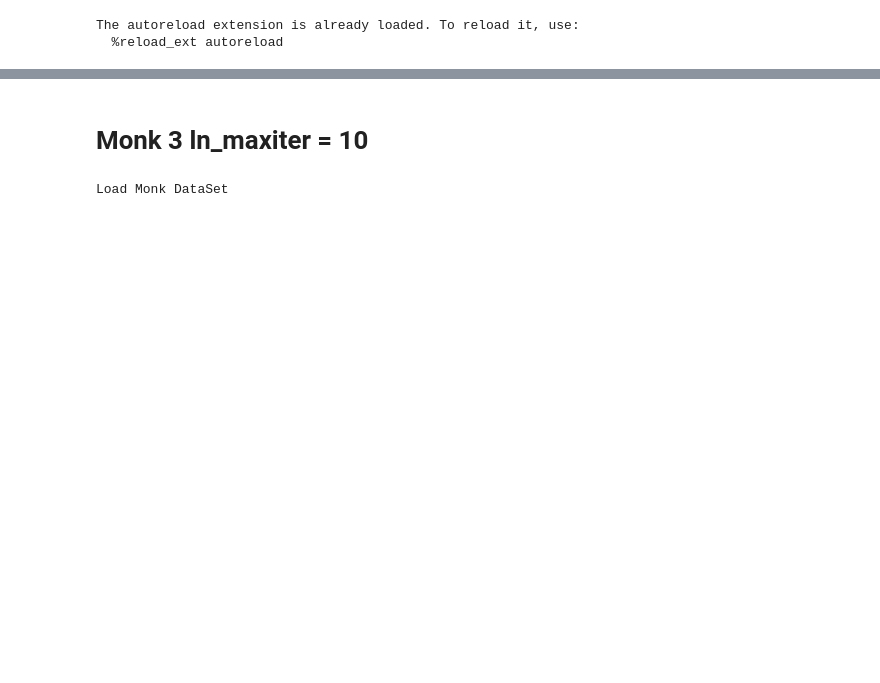
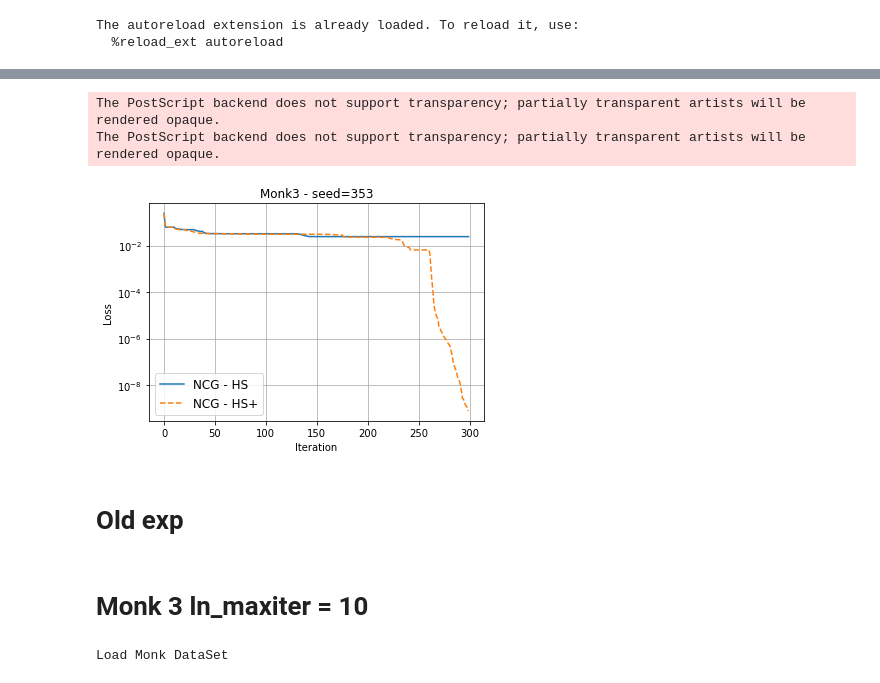
Before and after one commit to alessandrocuda/CM_Project_19_20, a Jupyter notebook: notebook/NCG_HS vs HS+.ipynb, the cells around one changed output, grey strips where cells are left out. Saved outputs shown, nothing was run; the diff lists cells and outputs as text; code cells hidden in the pictures; blank space fills up the shorter version.

```diff
--- a/notebook/NCG_HS vs HS+.ipynb
+++ b/notebook/NCG_HS vs HS+.ipynb
@@ -37,3 +157,23 @@ def get_fitted_model(X_train, Y_train, optimizer, n_seed = 189, verbose = 1):
+# %%
+pos_train = (0,0)
+figsize = (12, 4)
+
+plt.plot(h_hs["loss_mse"][:300], linestyle='-')
+plt.plot(h_hs_plus["loss_mse"][:300], linestyle = '--')
+plt.title('Monk3 - seed={}'.format(seed))
+plt.ylabel("Loss")
+plt.xlabel('Iteration')
+plt.grid()
+plt.yscale('log')
+plt.legend(['NCG - HS','NCG - HS+'], loc='lower left', fontsize='large')
+plt.savefig('./plot/monk3_hs_hs+_zommed.eps', format='eps')
+plt.show()
+# %% [output]
+The PostScript backend does not support transparency; partially transparent artists will be rendered opaque.
+The PostScript backend does not support transparency; partially transparent artists will be rendered opaque.
+[figure, added]
+# %% [markdown]
+# Old exp
 # %% [markdown]
 # Monk 3 ln_maxiter = 10
 # %%
```
Also changed, not shown: parts of 8 cells of this notebook, 17 other files.
